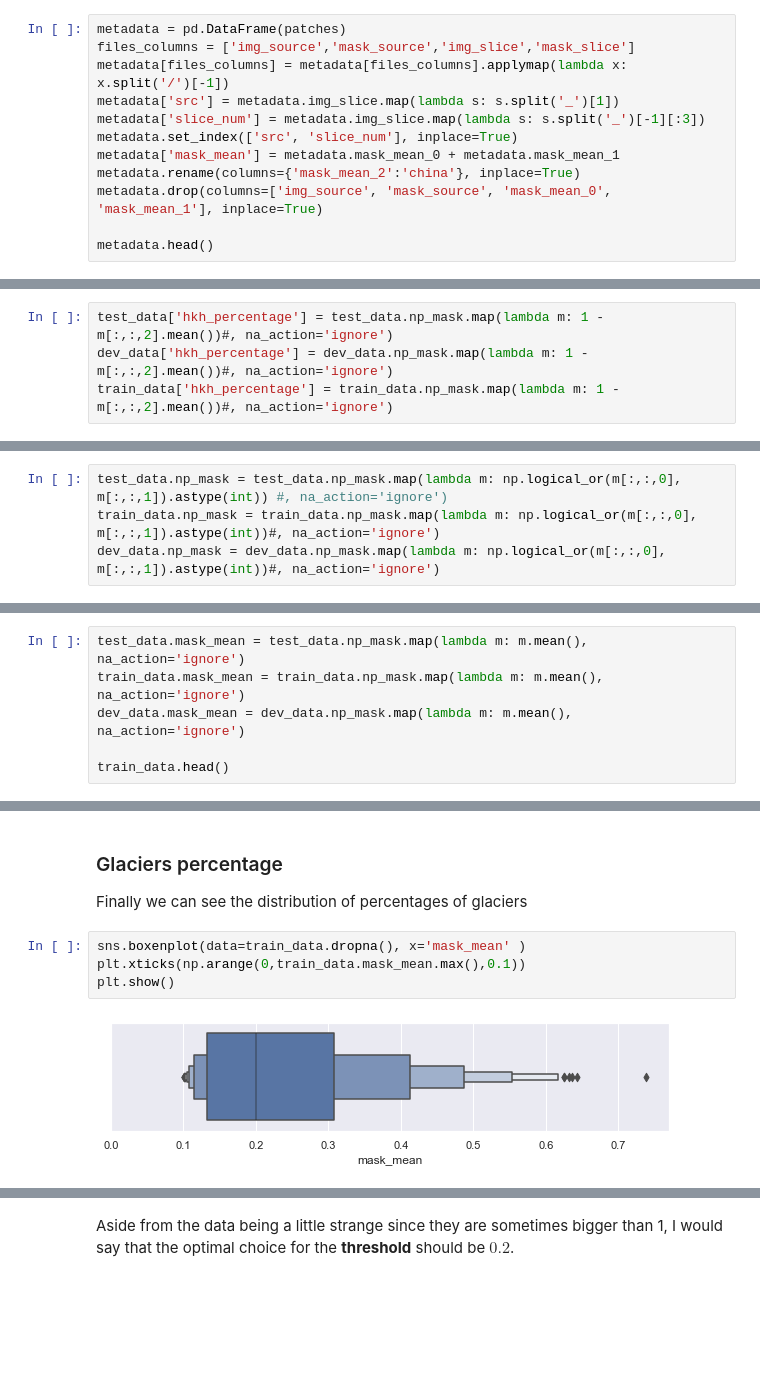
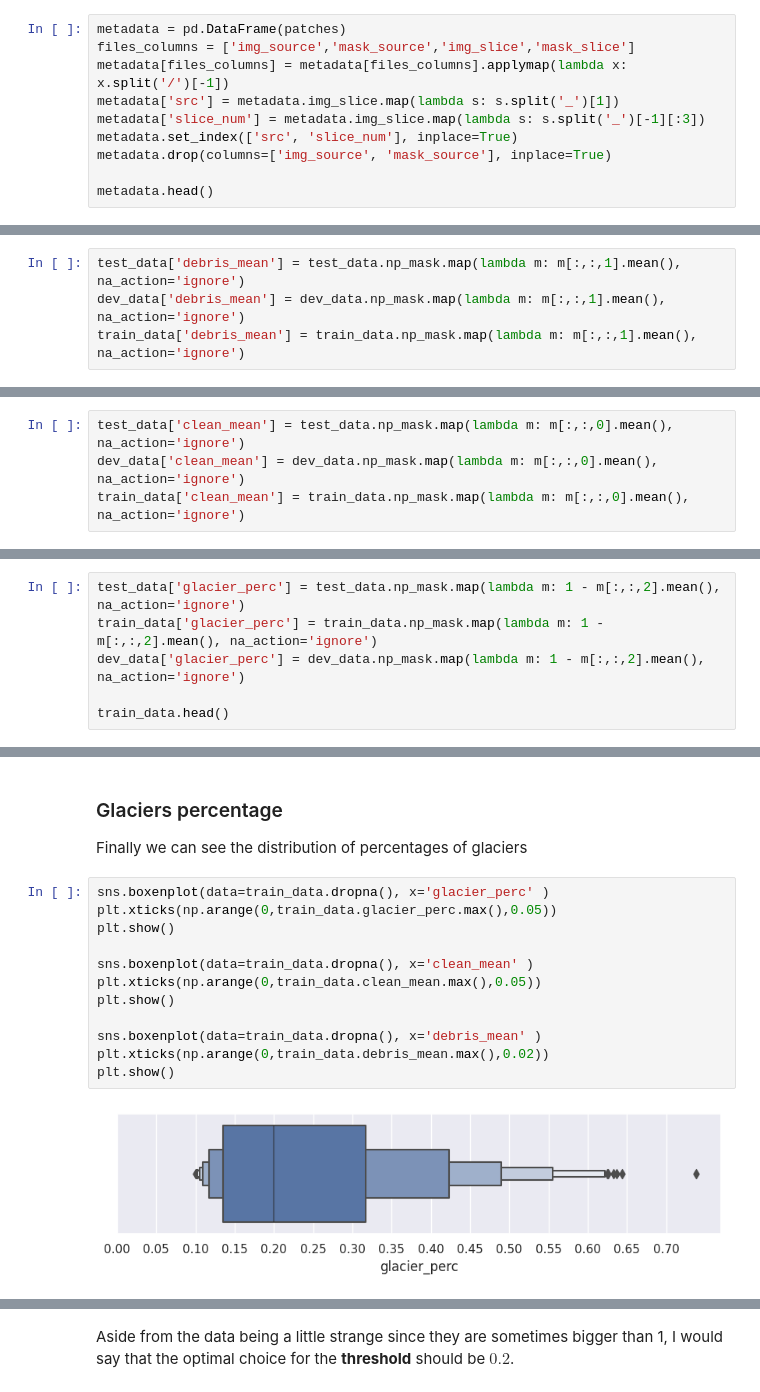
Before and after one commit to jonasbarth/fds-2022-final-project, a Jupyter notebook: preprocessing.ipynb, the cells around one changed output, grey strips where cells are left out. Saved outputs shown, nothing was run; the diff lists cells and outputs as text; blank space fills up the shorter version.

```diff
--- a/preprocessing.ipynb
+++ b/preprocessing.ipynb
@@ -74,9 +74,7 @@ metadata[files_columns] = metadata[files_columns].applymap(lambda x: x.split('/'
 metadata['src'] = metadata.img_slice.map(lambda s: s.split('_')[1])
 metadata['slice_num'] = metadata.img_slice.map(lambda s: s.split('_')[-1][:3])
 metadata.set_index(['src', 'slice_num'], inplace=True)
-metadata['mask_mean'] = metadata.mask_mean_0 + metadata.mask_mean_1
-metadata.rename(columns={'mask_mean_2':'china'}, inplace=True)
-metadata.drop(columns=['img_source', 'mask_source', 'mask_mean_0', 'mask_mean_1'], inplace=True)
+metadata.drop(columns=['img_source', 'mask_source'], inplace=True)
 
 metadata.head()
 # %% [output]
@@ -186,21 +197,21 @@ dev_data['np_mask'] = dev_data.mask_slice.apply(lambda x: load(x))
 # %% [markdown]
 Then we get the percentage of HKH in the patch, this differs from china for some reason
 # %%
-test_data['hkh_percentage'] = test_data.np_mask.map(lambda m: 1 - m[:,:,2].mean())#, na_action='ignore')
-dev_data['hkh_percentage'] = dev_data.np_mask.map(lambda m: 1 - m[:,:,2].mean())#, na_action='ignore')
-train_data['hkh_percentage'] = train_data.np_mask.map(lambda m: 1 - m[:,:,2].mean())#, na_action='ignore')
+test_data['debris_mean'] = test_data.np_mask.map(lambda m: m[:,:,1].mean(), na_action='ignore')
+dev_data['debris_mean'] = dev_data.np_mask.map(lambda m: m[:,:,1].mean(), na_action='ignore')
+train_data['debris_mean'] = train_data.np_mask.map(lambda m: m[:,:,1].mean(), na_action='ignore')
 # %% [markdown]
 Then we combine together the first 2 layers of the masks:
 # %%
-test_data.np_mask = test_data.np_mask.map(lambda m: np.logical_or(m[:,:,0], m[:,:,1]).astype(int)) #, na_action='ignore')
-train_data.np_mask = train_data.np_mask.map(lambda m: np.logical_or(m[:,:,0], m[:,:,1]).astype(int))#, na_action='ignore')
-dev_data.np_mask = dev_data.np_mask.map(lambda m: np.logical_or(m[:,:,0], m[:,:,1]).astype(int))#, na_action='ignore')
+test_data['clean_mean'] = test_data.np_mask.map(lambda m: m[:,:,0].mean(), na_action='ignore')
+dev_data['clean_mean'] = dev_data.np_mask.map(lambda m: m[:,:,0].mean(), na_action='ignore')
+train_data['clean_mean'] = train_data.np_mask.map(lambda m: m[:,:,0].mean(), na_action='ignore')
 # %% [markdown]
 Finally we compute the mean of each of the masks:
 # %%
-test_data.mask_mean = test_data.np_mask.map(lambda m: m.mean(), na_action='ignore')
-train_data.mask_mean = train_data.np_mask.map(lambda m: m.mean(), na_action='ignore')
-dev_data.mask_mean = dev_data.np_mask.map(lambda m: m.mean(), na_action='ignore')
+test_data['glacier_perc'] = test_data.np_mask.map(lambda m: 1 - m[:,:,2].mean(), na_action='ignore')
+train_data['glacier_perc'] = train_data.np_mask.map(lambda m: 1 - m[:,:,2].mean(), na_action='ignore')
+dev_data['glacier_perc'] = dev_data.np_mask.map(lambda m: 1 - m[:,:,2].mean(), na_action='ignore')
 
 train_data.head()
 # %% [output]
@@ -220,8 +228,16 @@ train_data.head()
 ### Glaciers percentage
 Finally we can see the distribution of percentages of glaciers
 # %%
-sns.boxenplot(data=train_data.dropna(), x='mask_mean' )
-plt.xticks(np.arange(0,train_data.mask_mean.max(),0.1))
+sns.boxenplot(data=train_data.dropna(), x='glacier_perc' )
+plt.xticks(np.arange(0,train_data.glacier_perc.max(),0.05))
 plt.show()
+
+sns.boxenplot(data=train_data.dropna(), x='clean_mean' )
+plt.xticks(np.arange(0,train_data.clean_mean.max(),0.05))
+plt.show()
+
+sns.boxenplot(data=train_data.dropna(), x='debris_mean' )
+plt.xticks(np.arange(0,train_data.debris_mean.max(),0.02))
+plt.show()
 # %% [output]
-[figure, old version]
+[figure, new version]
```
Also changed, not shown: parts of 16 cells of this notebook.
